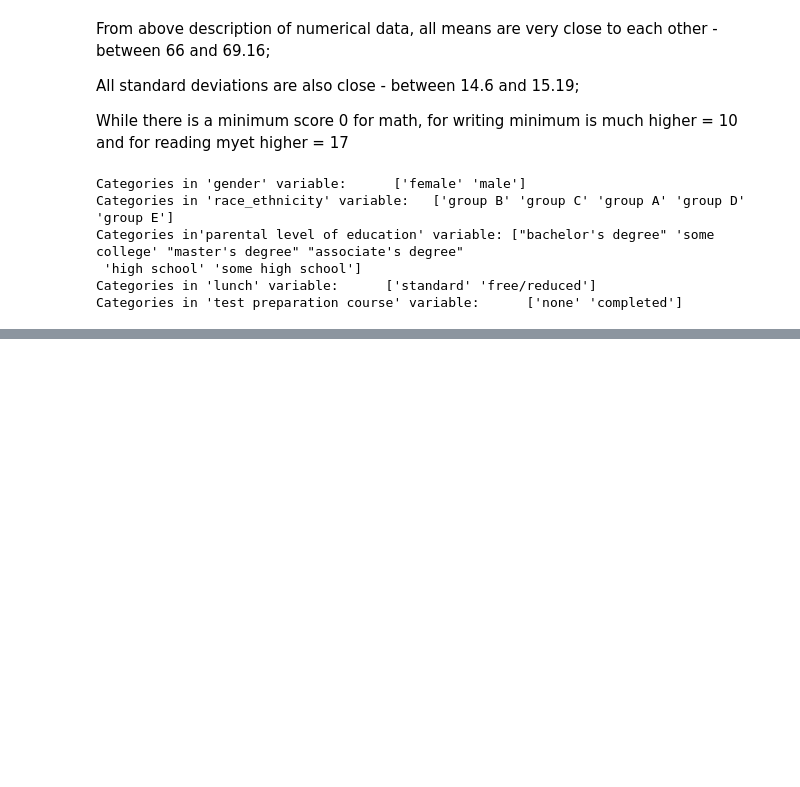
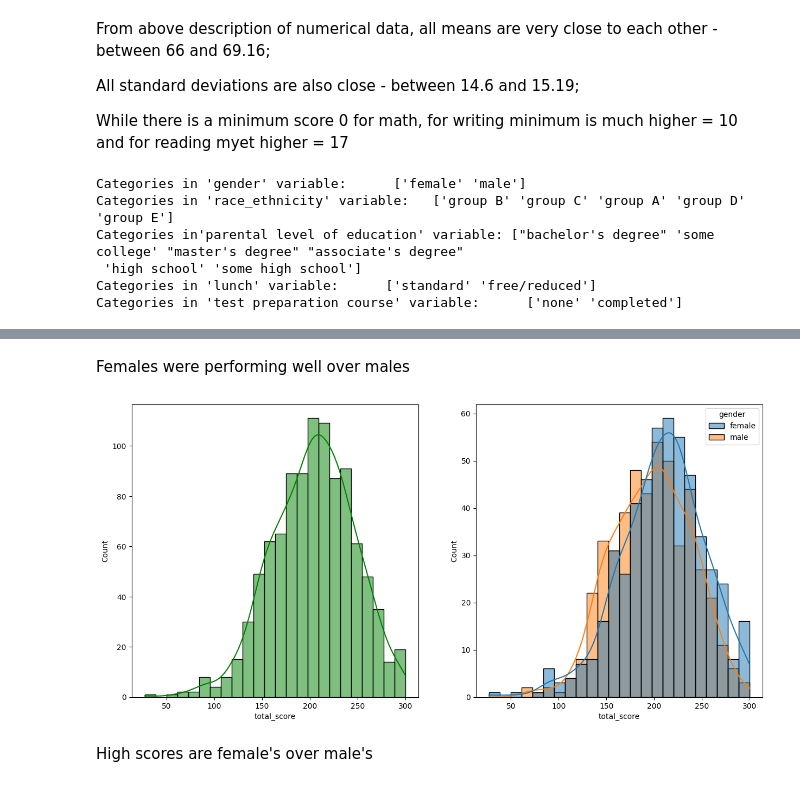
Before and after one commit to saisuryachandraprasad/MLproject, a Jupyter notebook: notebook/EDA.ipynb, the cells around one changed output, grey strips where cells are left out. Drawn from its saved outputs; the diff is of its cells as text; code cells hidden in the pictures; blank space fills up the shorter version.

```diff
--- a/notebook/EDA.ipynb
+++ b/notebook/EDA.ipynb
@@ -152,0 +223,13 @@ Categories in 'test preparation course' variable:      ['none' 'completed']
+# %% [markdown]
+Females were performing well over males
+# %%
+fig, axs = plt.subplots(1, 2, figsize = (15,7))
+plt.subplot(121)
+sns.histplot(data = df, x = df['total_score'], kde=True, color= 'g')
+plt.subplot(122)
+sns.histplot(data = df, x=df['total_score'], kde=True, hue= df['gender'])
+plt.show()
+# %% [output]
+[figure, added]
+# %% [markdown]
+High scores are female's over male's
```
Also changed, not shown: parts of 11 cells of this notebook.
